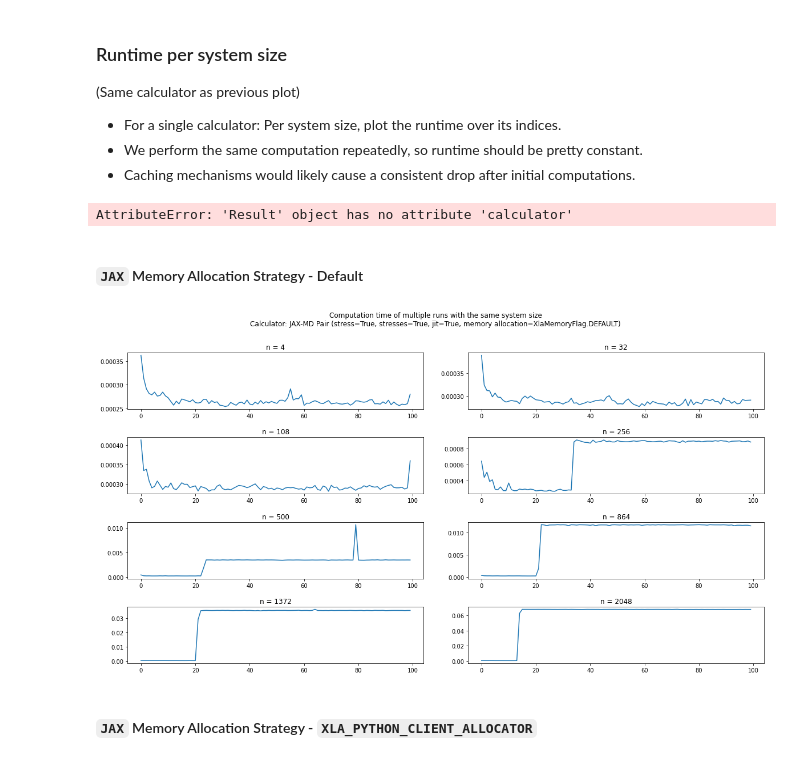
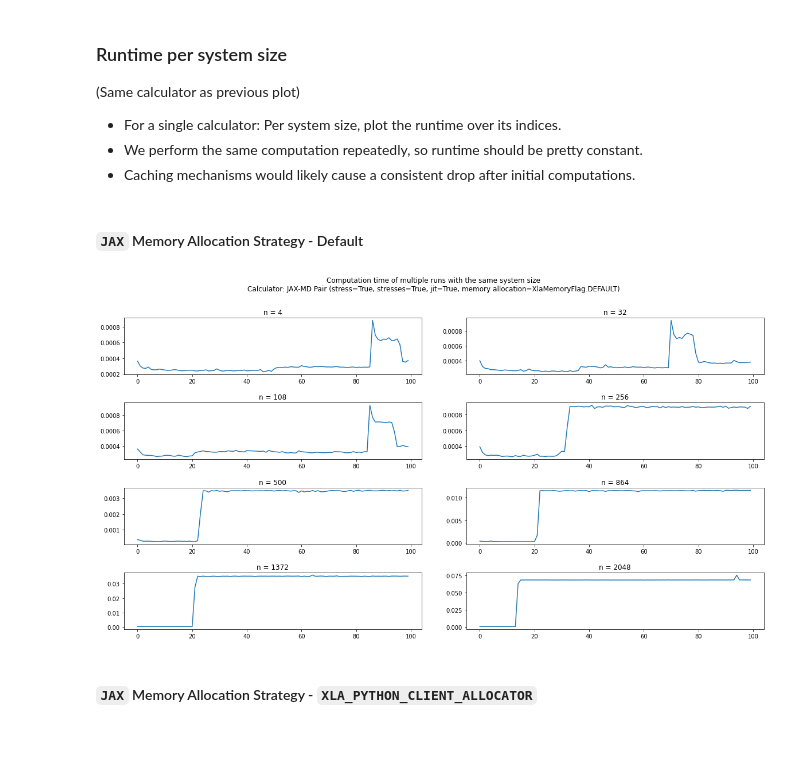
Before and after one commit to fabiannagel/gknet-benchmarks, a Jupyter notebook: misc/Result visualizations.ipynb, the cells around one changed output. Saved outputs shown, nothing was run; the diff lists cells and outputs as text; code cells hidden in the pictures.

Commit message:
Delete pythonic JAX memory allocation mode switch. Benchmark script cleaned up.

```diff
--- a/misc/Result visualizations.ipynb
+++ b/misc/Result visualizations.ipynb
@@ -81,18 +81,13 @@ from jax_utils import *
 - For a single calculator: Per system size, plot the runtime over its indices.
 - We perform the same computation repeatedly, so runtime should be pretty constant.
 - Caching mechanisms would likely cause a consistent drop after initial computations.
-# %%
-old_results = load_results_from_pickle("../results/memory_modes_100_runs/results_memory_modes_100_runs.pickle")
-description = "JAX-MD Pair (stress=True, stresses=True, jit=True"
-single_calculator_results = list(filter(lambda r: description in r.calculator.description, old_results))
-# %% [output]
-AttributeError: 'Result' object has no attribute 'calculator'
 # %% [markdown]
 #### `JAX` Memory Allocation Strategy - Default
-# %%
-default_allocation_results = list(filter(lambda r: r.calculator.memory_allocation_mode == XlaMemoryFlag.DEFAULT, single_calculator_results))
-plot_runtime_variances(default_allocation_results)
-# %% [output]
-[figure, removed]
+# %%
+default_allocation_results = load_results_from_pickle("../results/DEFAULT_100_runs/results_DEFAULT_100_runs.pickle")
+default_allocation_results = filter(lambda r: "JAX-MD Pair (stress=True, stresses=True, jit=True" in r.calculator.description, default_allocation_results)
+plot_runtime_variances(list(default_allocation_results))
+# %% [output]
+[figure, added]
 # %% [markdown]
 #### `JAX` Memory Allocation Strategy - `XLA_PYTHON_CLIENT_ALLOCATOR`
```
Also changed, not shown: parts of 2 cells of this notebook, 5 other files.
